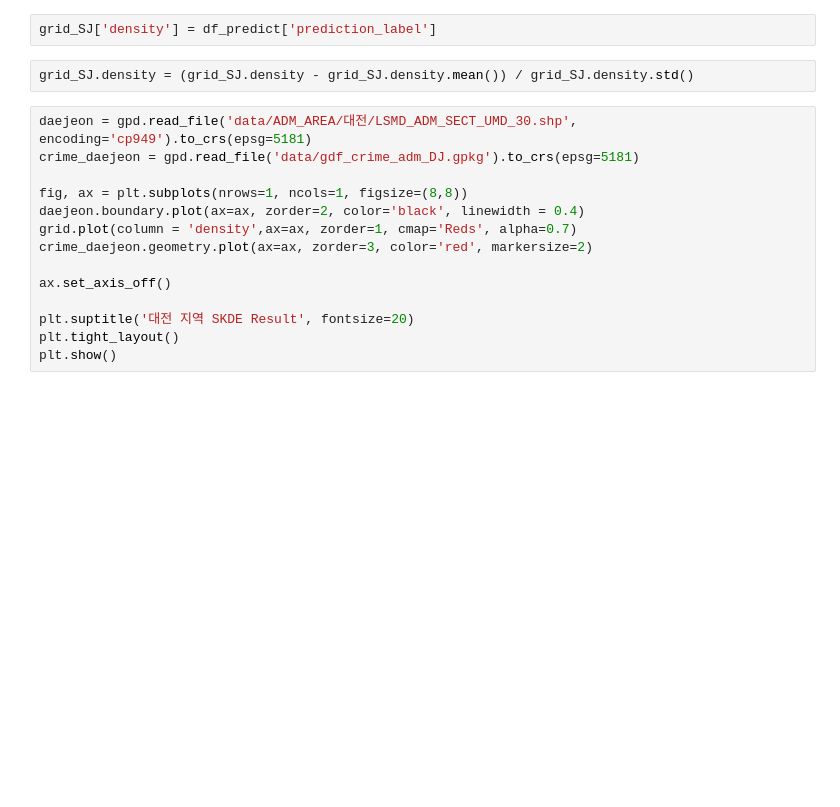
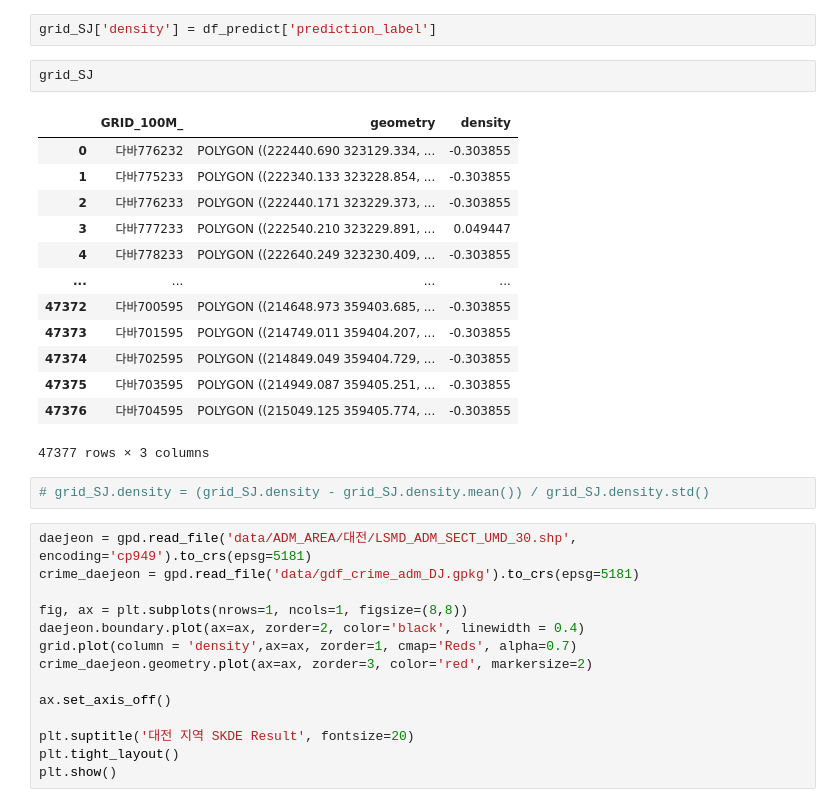
Before and after one commit to ddangchani/LocalSecurity_competition, a Jupyter notebook: Modeling/caret.ipynb, the cells around one changed output. Drawn from its saved outputs; the diff is of its cells as text; blank space fills up the shorter version.

```diff
--- a/Modeling/caret.ipynb
+++ b/Modeling/caret.ipynb
@@ -156,8 +156,24 @@ df_predict = predict_model(tuned_gbr, data=df_predict)
 [interactive output not drawn]
 # %%
 grid_SJ['density'] = df_predict['prediction_label']
+# %%
+grid_SJ
+# %% [output]
+|  | GRID_100M_ | geometry | density |
+| 0 | 다바776232 | POLYGON ((222440.690 323129.334, ... | -0.303855 |
+| 1 | 다바775233 | POLYGON ((222340.133 323228.854, ... | -0.303855 |
+| 2 | 다바776233 | POLYGON ((222440.171 323229.373, ... | -0.303855 |
+| 3 | 다바777233 | POLYGON ((222540.210 323229.891, ... | 0.049447 |
+| 4 | 다바778233 | POLYGON ((222640.249 323230.409, ... | -0.303855 |
+| ... | ... | ... | ... |
+| 47372 | 다바700595 | POLYGON ((214648.973 359403.685, ... | -0.303855 |
+| 47373 | 다바701595 | POLYGON ((214749.011 359404.207, ... | -0.303855 |
+| 47374 | 다바702595 | POLYGON ((214849.049 359404.729, ... | -0.303855 |
+| 47375 | 다바703595 | POLYGON ((214949.087 359405.251, ... | -0.303855 |
+| 47376 | 다바704595 | POLYGON ((215049.125 359405.774, ... | -0.303855 |
+47377 rows × 3 columns
 # %%
-grid_SJ.density = (grid_SJ.density - grid_SJ.density.mean()) / grid_SJ.density.std()
+# grid_SJ.density = (grid_SJ.density - grid_SJ.density.mean()) / grid_SJ.density.std()
 # %%
 daejeon = gpd.read_file('data/ADM_AREA/대전/LSMD_ADM_SECT_UMD_30.shp', encoding='cp949').to_crs(epsg=5181)
 crime_daejeon = gpd.read_file('data/gdf_crime_adm_DJ.gpkg').to_crs(epsg=5181)
```
Also changed, not shown: parts of 9 cells of this notebook, 4 other files.
